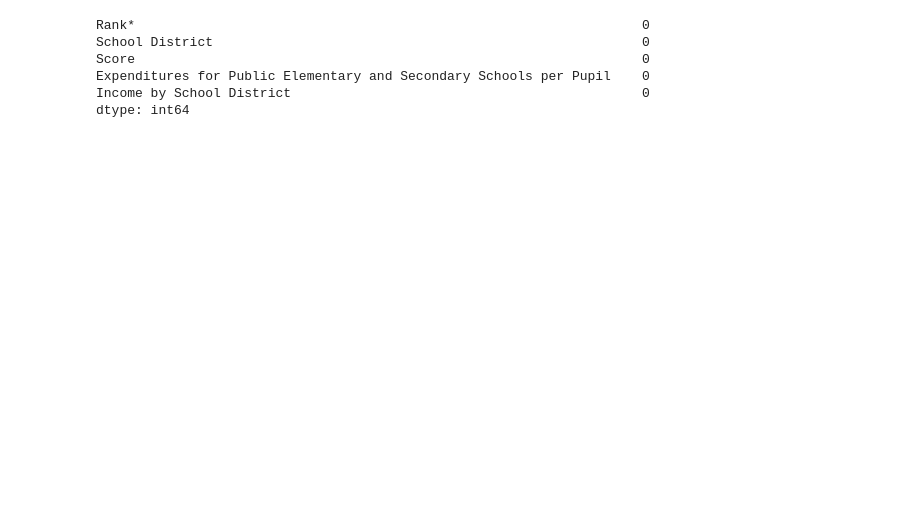
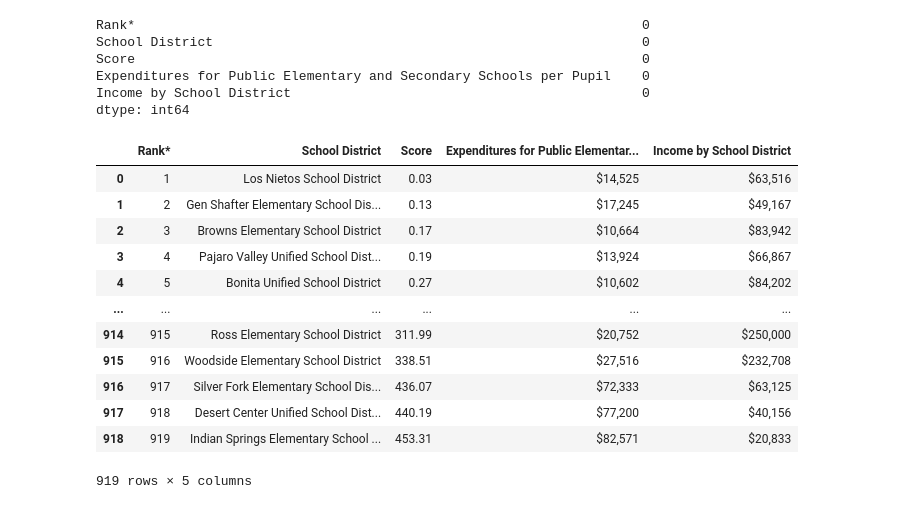
Before and after one commit to griffinbran/Equitable-Education-Affects-on-College-Entrance-Exam-Performance, a Jupyter notebook: Code/Notebook-01-Data-Import-and-Cleaning.ipynb, the cells around one changed output. Cells and saved outputs as stored; diff of their text form; code cells hidden in the pictures; blank space fills up the shorter version.

```diff
--- a/Code/Notebook-01-Data-Import-and-Cleaning.ipynb
+++ b/Code/Notebook-01-Data-Import-and-Cleaning.ipynb
@@ -454,4 +486,20 @@ Score                                                                 0
 Expenditures for Public Elementary and Secondary Schools per Pupil    0
 Income by School District                                             0
 dtype: int64
+# %%
+equitydf
+# %% [output]
+|  | Rank* | School District | Score | Expenditures for Public Elementar... | Income by School District |
+| 0 | 1 | Los Nietos School District | 0.03 | $14,525 | $63,516 |
+| 1 | 2 | Gen Shafter Elementary School Dis... | 0.13 | $17,245 | $49,167 |
+| 2 | 3 | Browns Elementary School District | 0.17 | $10,664 | $83,942 |
+| 3 | 4 | Pajaro Valley Unified School Dist... | 0.19 | $13,924 | $66,867 |
+| 4 | 5 | Bonita Unified School District | 0.27 | $10,602 | $84,202 |
+| ... | ... | ... | ... | ... | ... |
+| 914 | 915 | Ross Elementary School District | 311.99 | $20,752 | $250,000 |
+| 915 | 916 | Woodside Elementary School District | 338.51 | $27,516 | $232,708 |
+| 916 | 917 | Silver Fork Elementary School Dis... | 436.07 | $72,333 | $63,125 |
+| 917 | 918 | Desert Center Unified School Dist... | 440.19 | $77,200 | $40,156 |
+| 918 | 919 | Indian Springs Elementary School ... | 453.31 | $82,571 | $20,833 |
+919 rows × 5 columns
 # %%
```
Also changed, not shown: parts of 43 cells of this notebook.
